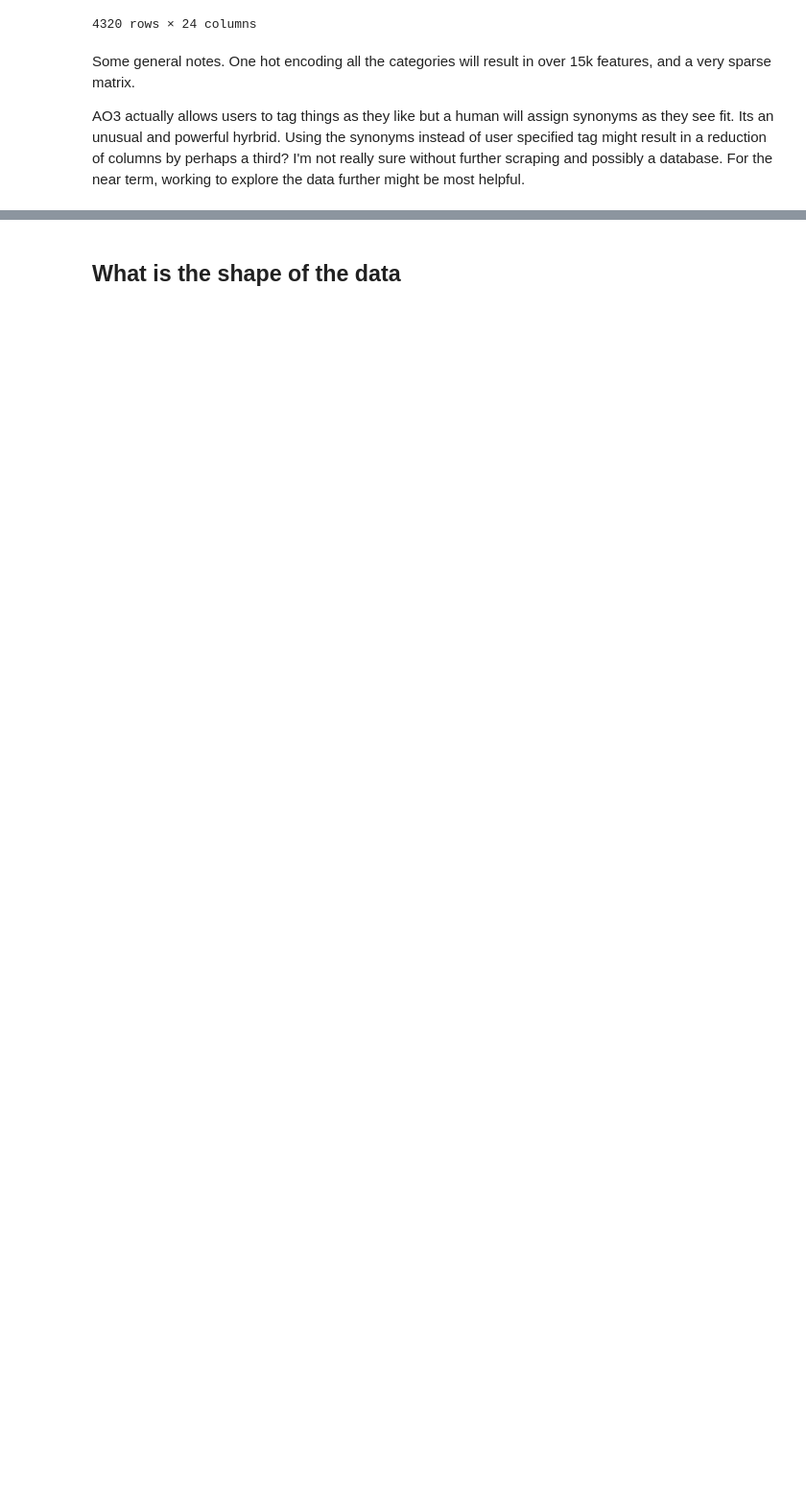
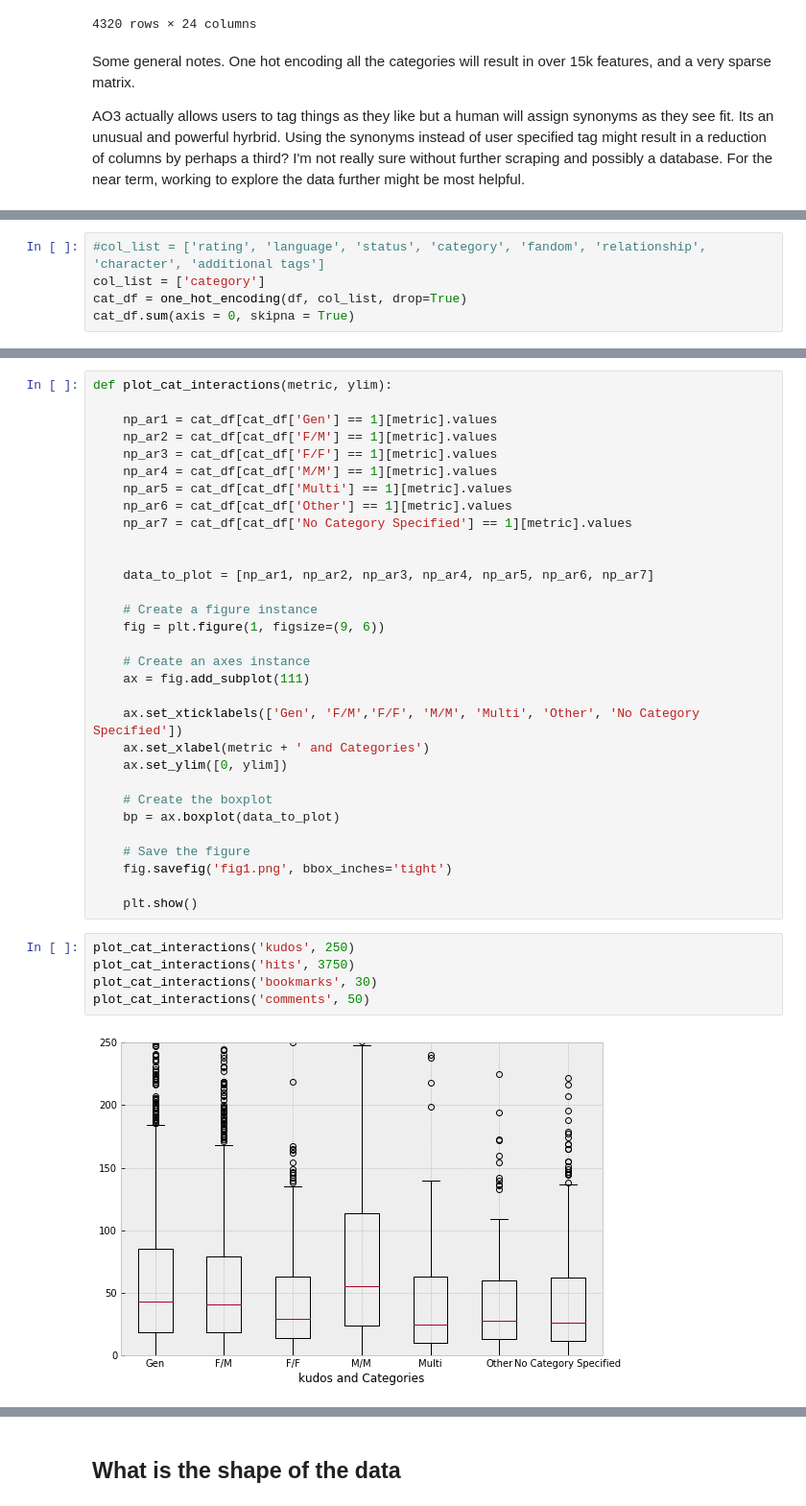
Before and after one commit to rsanjabi/narratives, a Jupyter notebook: notebooks/EDA.ipynb, the cells around one changed output, grey strips where cells are left out. Shown: that part at 96% size. Cells and saved outputs as stored; diff of their text form; blank space fills up the shorter version.

```diff
--- a/notebooks/EDA.ipynb
+++ b/notebooks/EDA.ipynb
@@ -88,0 +170,5 @@ AO3 actually allows users to tag things as they like but a human will assign syn
+# %%
+#col_list = ['rating', 'language', 'status', 'category', 'fandom', 'relationship', 'character', 'additional tags']
+col_list = ['category']
+cat_df = one_hot_encoding(df, col_list, drop=True)
+cat_df.sum(axis = 0, skipna = True)
@@ -88,0 +193,38 @@ AO3 actually allows users to tag things as they like but a human will assign syn
+# %%
+def plot_cat_interactions(metric, ylim):
+
+    np_ar1 = cat_df[cat_df['Gen'] == 1][metric].values
+    np_ar2 = cat_df[cat_df['F/M'] == 1][metric].values
+    np_ar3 = cat_df[cat_df['F/F'] == 1][metric].values
+    np_ar4 = cat_df[cat_df['M/M'] == 1][metric].values
+    np_ar5 = cat_df[cat_df['Multi'] == 1][metric].values
+    np_ar6 = cat_df[cat_df['Other'] == 1][metric].values
+    np_ar7 = cat_df[cat_df['No Category Specified'] == 1][metric].values
+
+
+    data_to_plot = [np_ar1, np_ar2, np_ar3, np_ar4, np_ar5, np_ar6, np_ar7]
+
+    # Create a figure instance
+    fig = plt.figure(1, figsize=(9, 6))
+
+    # Create an axes instance
+    ax = fig.add_subplot(111)
+
+    ax.set_xticklabels(['Gen', 'F/M','F/F', 'M/M', 'Multi', 'Other', 'No Category Specified'])
+    ax.set_xlabel(metric + ' and Categories')
+    ax.set_ylim([0, ylim])
+
+    # Create the boxplot
+    bp = ax.boxplot(data_to_plot)
+
+    # Save the figure
+    fig.savefig('fig1.png', bbox_inches='tight')
+
+    plt.show()
+# %%
+plot_cat_interactions('kudos', 250)
+plot_cat_interactions('hits', 3750)
+plot_cat_interactions('bookmarks', 30)
+plot_cat_interactions('comments', 50)
+# %% [output]
+[figure, added]
```
Also changed, not shown: parts of 47 cells of this notebook.
